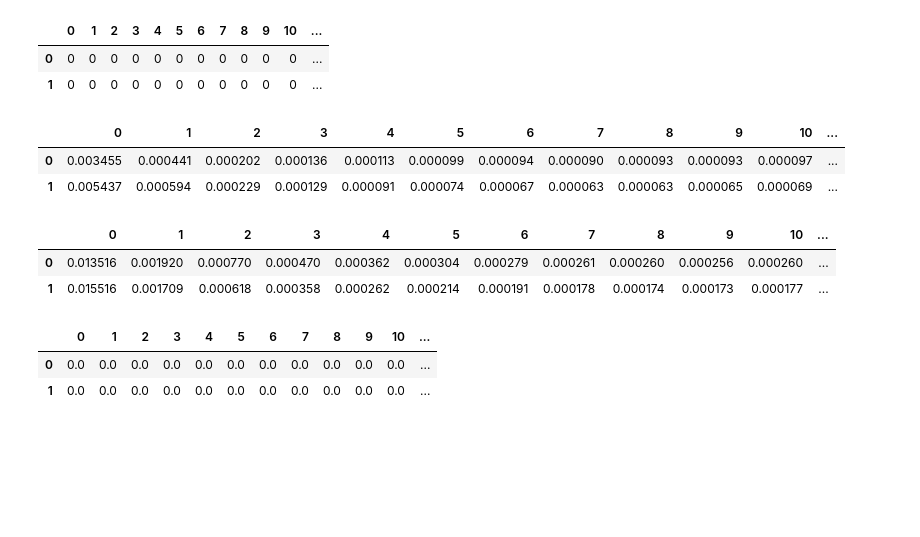
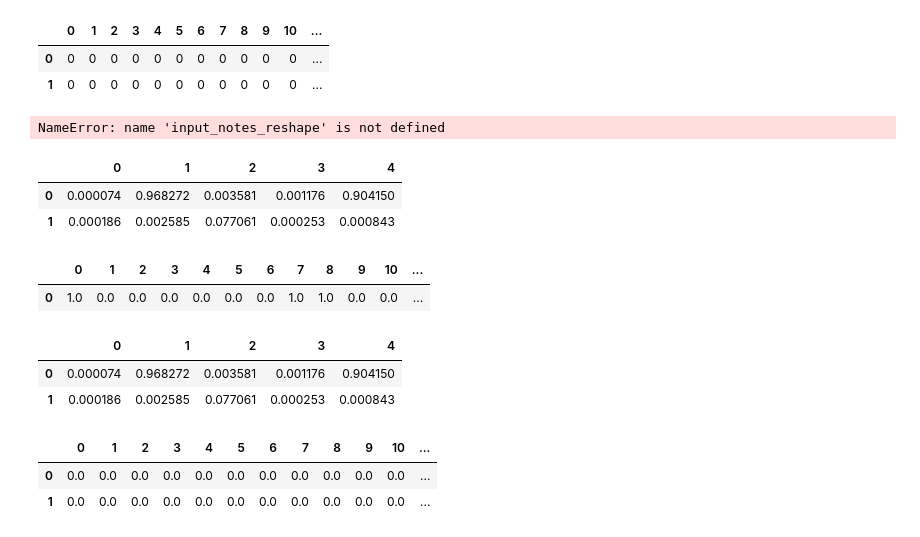
Before and after one commit to Trevor16gordon/music_generation_rnn, a Jupyter notebook: extended-rnn.ipynb, the cells around one changed output. Saved outputs shown, nothing was run; the diff lists cells and outputs as text; code cells hidden in the pictures; blank space fills up the shorter version.

```diff
--- a/extended-rnn.ipynb
+++ b/extended-rnn.ipynb
@@ -123,3 +62,5 @@ prepared_data[0].shape, prepared_data[1].shape, type(prepared_data[0])
+# %%
+seq_ds = prepare_windowed_for_note_time_invariant(prepared_data[0], seq_length=128)
 # %%
 class SwapLayer(tf.keras.layers.Layer):
     def __init__(self):
@@ -320,11 +190,10 @@ print(xxx_2.shape)
 
 
 # model, callbakcs = model_new(total_vicinity=53, learning_rate=0.0001, dropout=0, recurrent_dropout=0)
-# model, callbakcs = model_new_2(total_vicinity=53, learning_rate=0.0001, dropout=0, recurrent_dropout=0)
+model, callbakcs = model_new_2(total_vicinity=53, learning_rate=0.001, dropout=0)
 
-history = model.fit([xxx, yyy_other], [yyy],
-    epochs=200,
-    batch_size=128,
+history = model.fit(seq_ds,
+    epochs=3,
     callbacks=[ResetModelState()],
 )
 # %% [output]
@@ -410,3 +240,7 @@ t
 |  | 0 | 1 | 2 | 3 | 4 | 5 | 6 | 7 | 8 | 9 | 10 | ... |
 | 0 | 0 | 0 | 0 | 0 | 0 | 0 | 0 | 0 | 0 | 0 | 0 | ... |
 | 1 | 0 | 0 | 0 | 0 | 0 | 0 | 0 | 0 | 0 | 0 | 0 | ... |
+# %%
+np.allclose(input_notes_reshape, xxx[:128, :, :]), np.allclose(input_notes_b_reshape[:-1, :, :], yyy_other_test[:-1, :, :]), pd.DataFrame(probs[-1, 50:55, :]).T
+# %% [output]
+NameError: name 'input_notes_reshape' is not defined
@@ -413,10 +249,16 @@ t
 # %%
 # Predicting with part of the sequence as zero, This is reference
 yyy_other_test = np.copy(yyy_other[:128, :, :])
+# yyy_other_test[:, :, :] = 1
 yyy_pred_128 = model.predict([xxx[:128, :, :], yyy_other_test], batch_size=128)
-t1 = pd.DataFrame(yyy_pred_128[-1, :, :]).T
+t1 = pd.DataFrame(yyy_pred_128[-1, 50:55, :]).T
 t1
 # %% [output]
-|  | 0 | 1 | 2 | 3 | 4 | 5 | 6 | 7 | 8 | 9 | 10 | ... |
-| 0 | 0.003455 | 0.000441 | 0.000202 | 0.000136 | 0.000113 | 0.000099 | 0.000094 | 0.000090 | 0.000093 | 0.000093 | 0.000097 | ... |
-| 1 | 0.005437 | 0.000594 | 0.000229 | 0.000129 | 0.000091 | 0.000074 | 0.000067 | 0.000063 | 0.000063 | 0.000065 | 0.000069 | ... |
+|  | 0 | 1 | 2 | 3 | 4 |
+| 0 | 0.000074 | 0.968272 | 0.003581 | 0.001176 | 0.904150 |
+| 1 | 0.000186 | 0.002585 | 0.077061 | 0.000253 | 0.000843 |
+# %%
+pd.DataFrame(yyy_other_test[:, 51, 0]).T
+# %% [output]
+|  | 0 | 1 | 2 | 3 | 4 | 5 | 6 | 7 | 8 | 9 | 10 | ... |
+| 0 | 1.0 | 0.0 | 0.0 | 0.0 | 0.0 | 0.0 | 0.0 | 1.0 | 1.0 | 0.0 | 0.0 | ... |
@@ -423,14 +268,14 @@ t1
 # %%
 # Predicting with part of the sequence as zero, Does this change the sequences after
-yyy_other_test = np.copy(yyy_other[:128, :, :])
+
 yyy_other_test[:, 52:, :] = 5
-yyy_pred_128 = model.predict([xxx[:128, :, :], yyy_other_test], batch_size=128)
-t2 = pd.DataFrame(yyy_pred_128[-1, :, :]).T
+yyy_pred_128 = model.predict([in_1_works, in_2_works], batch_size=128)
+t2 = pd.DataFrame(yyy_pred_128[-1, 50:55, :]).T
 t2
 # %% [output]
-|  | 0 | 1 | 2 | 3 | 4 | 5 | 6 | 7 | 8 | 9 | 10 | ... |
-| 0 | 0.013516 | 0.001920 | 0.000770 | 0.000470 | 0.000362 | 0.000304 | 0.000279 | 0.000261 | 0.000260 | 0.000256 | 0.000260 | ... |
-| 1 | 0.015516 | 0.001709 | 0.000618 | 0.000358 | 0.000262 | 0.000214 | 0.000191 | 0.000178 | 0.000174 | 0.000173 | 0.000177 | ... |
+|  | 0 | 1 | 2 | 3 | 4 |
+| 0 | 0.000074 | 0.968272 | 0.003581 | 0.001176 | 0.904150 |
+| 1 | 0.000186 | 0.002585 | 0.077061 | 0.000253 | 0.000843 |
 # %%
 t1 - t2
 # %% [output]
```
Also changed, not shown: parts of 39 cells of this notebook.
